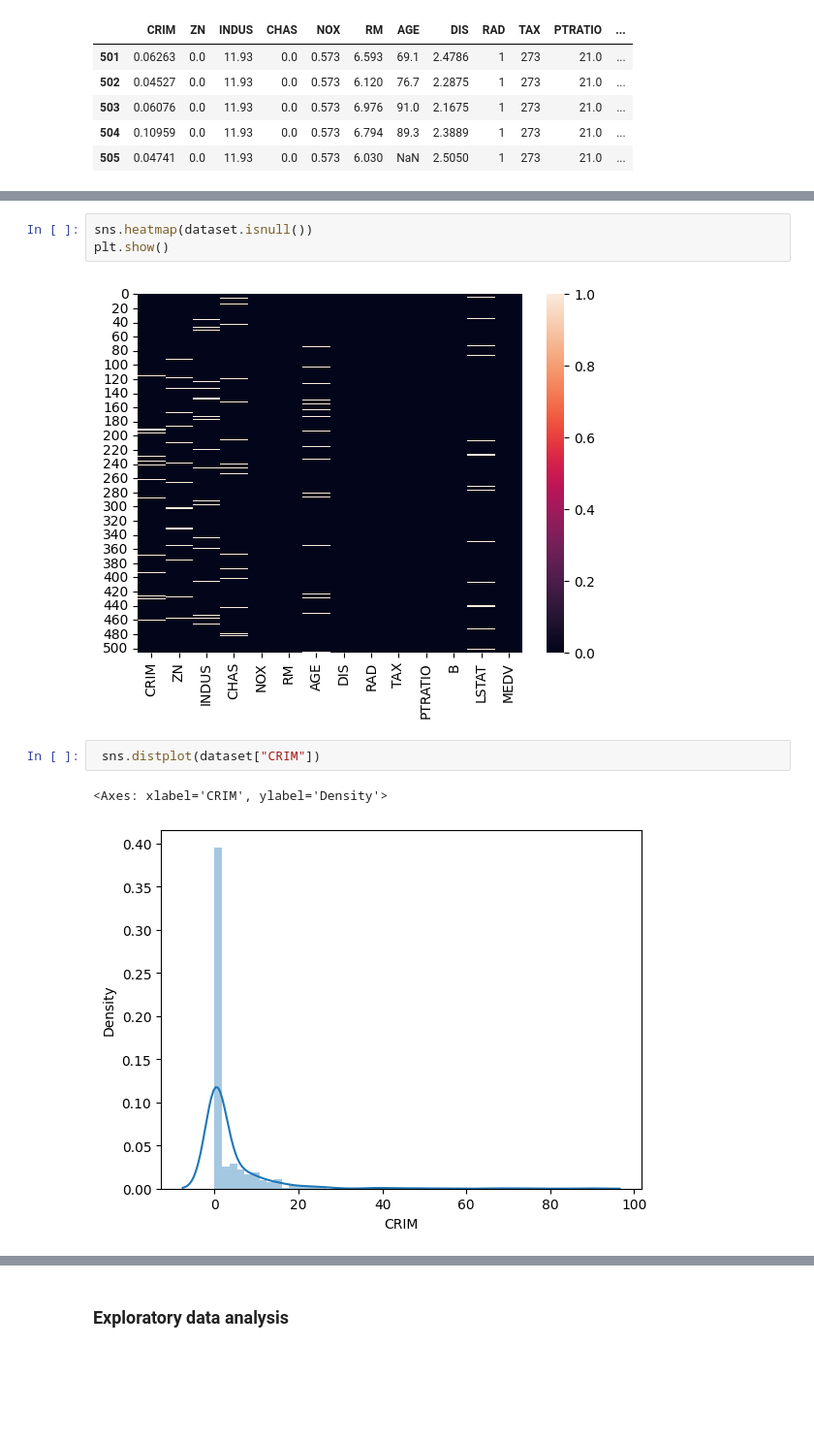
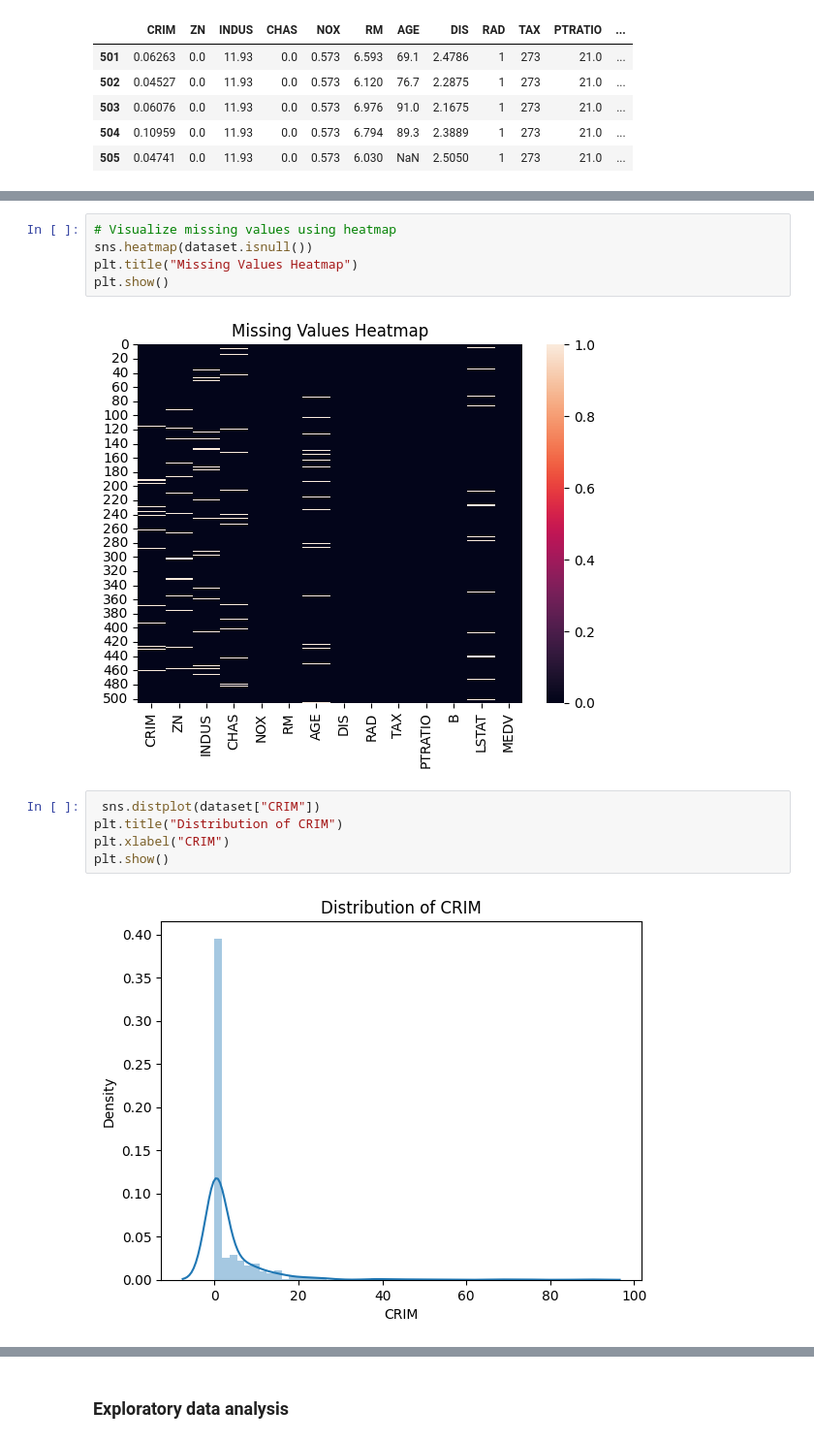
Before and after one commit to Vaibhav-153/boston-housing-ml-project, a Jupyter notebook: boston-housing-ml-project.ipynb, the cells around one changed output, grey strips where cells are left out. Shown at 97% size. Cells and saved outputs as stored; diff of their text form; blank space fills up the shorter version.

```diff
--- a/boston-housing-ml-project.ipynb
+++ b/boston-housing-ml-project.ipynb
@@ -137,12 +151,16 @@ dtype: float64
 1.693958215697346
 # %%
+# Visualize missing values using heatmap
 sns.heatmap(dataset.isnull())
+plt.title("Missing Values Heatmap")
 plt.show()
 # %% [output]
-[figure, old version]
+[figure, new version]
 # %%
  sns.distplot(dataset["CRIM"])
+plt.title("Distribution of CRIM")
+plt.xlabel("CRIM")
+plt.show()
 # %% [output]
-<Axes: xlabel='CRIM', ylabel='Density'>
-[figure, old version]
+[figure, new version]
 # %%
```
Also changed, not shown: parts of 60 cells of this notebook, 3 other files.
